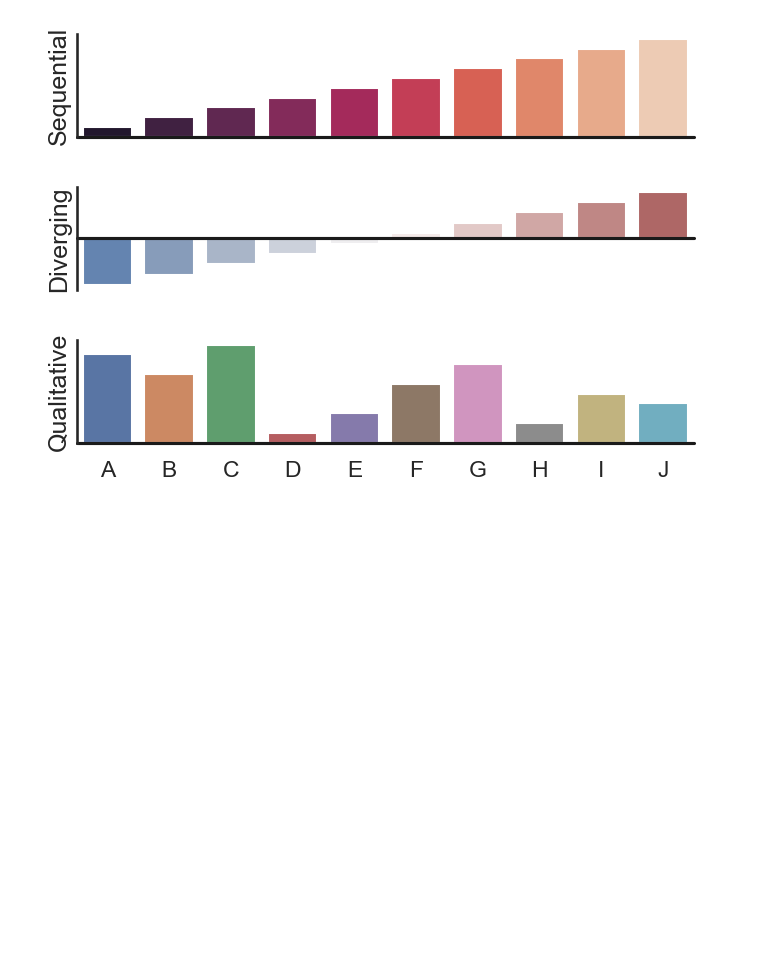
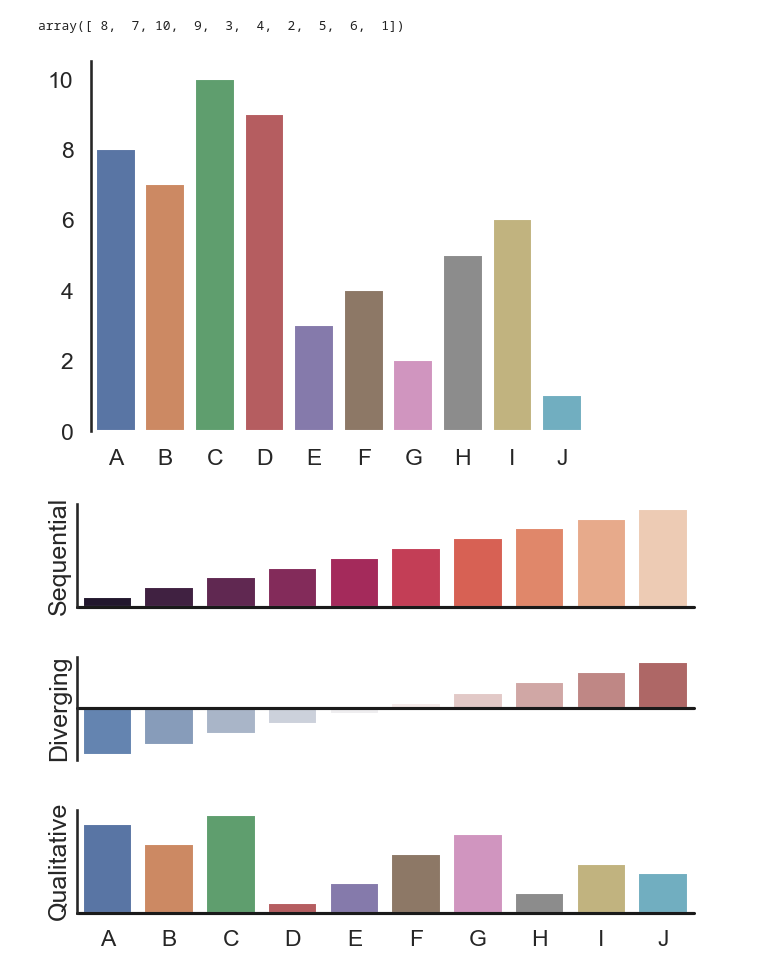
Before and after one commit to YDHYDHDONG/seaborn, a Jupyter notebook: barplot.ipynb, the cells around one changed output. Drawn from its saved outputs; the diff is of its cells as text; code cells hidden in the pictures; blank space fills up the shorter version.

```diff
--- a/barplot.ipynb
+++ b/barplot.ipynb
@@ -5,0 +11,3 @@ sns.set_theme(style="white", context="talk")
+# %%
+x = np.array(list("ABCDEFGHIJ")) list로 된 문자를 numpy로 저장
+x
@@ -5,0 +16,3 @@ sns.set_theme(style="white", context="talk")
+# %%
+y1 = np.arange(1, 11) 각 문자에 1 ~ 10값을 넣음
+y1
@@ -6,6 +40,14 @@ sns.set_theme(style="white", context="talk")
+# %%
+y3 = rs.choice(y1, len(y1), replace=False)
+y3
+# %% [output]
+array([ 8,  7, 10,  9,  3,  4,  2,  5,  6,  1])
+# %%
+sns.barplot(x=x, y=y3, palette="deep")
+sns.despine(bottom=True)
+# %% [output]
+[figure, added]
 # %%
-rs = np.random.RandomState(8)
-
 # Set up the matplotlib figure
 f, (ax1, ax2, ax3) = plt.subplots(3, 1, figsize=(7, 5), sharex=True)
 
@@ -33,4 +75,4 @@ sns.despine(bottom=True)
 plt.setp(f.axes, yticks=[])
 plt.tight_layout(h_pad=2)
 # %% [output]
-[figure, old version]
+[figure, new version]
```
Also changed, not shown: parts of 6 cells of this notebook.
